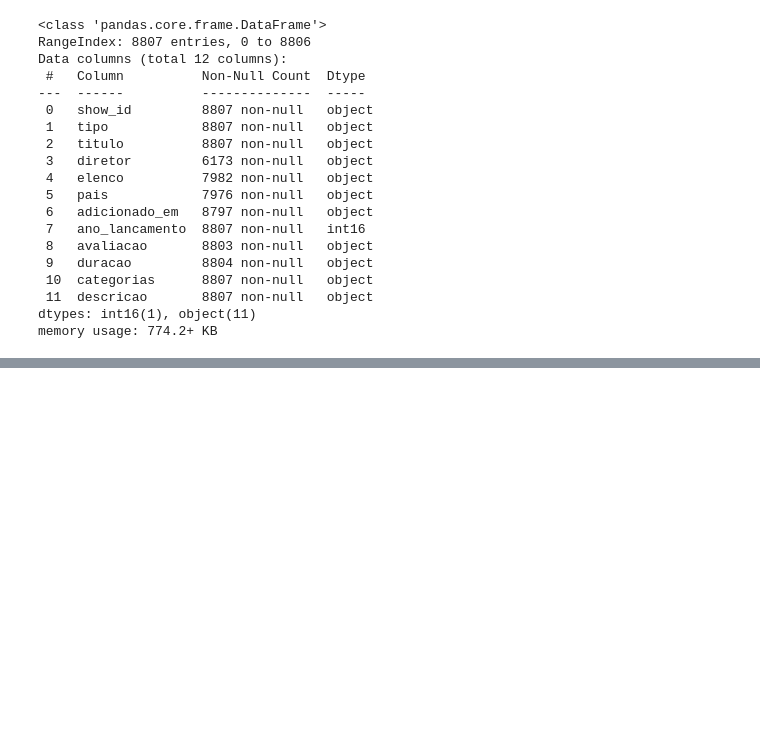
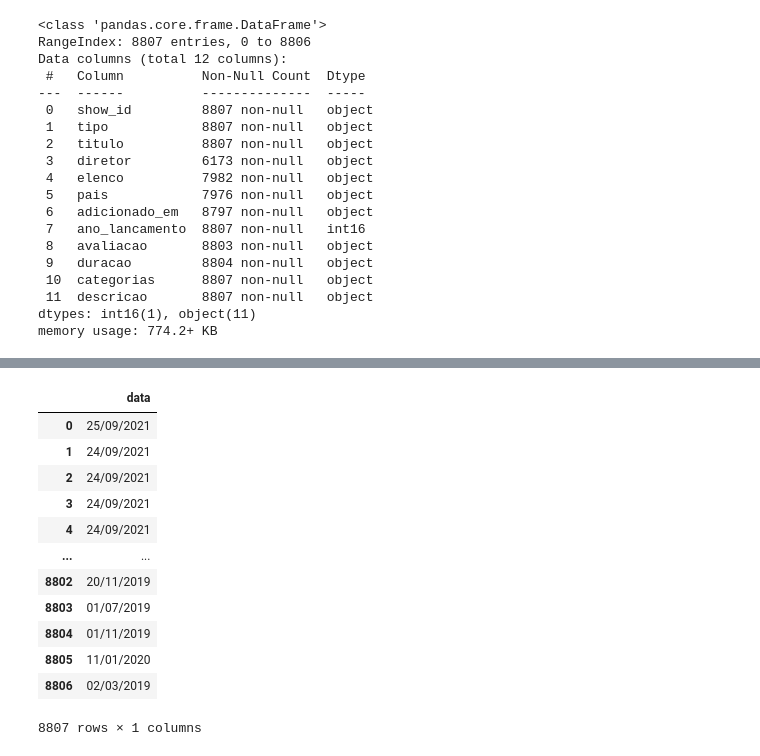
Before and after one commit to GuilhermeKotchergenko/santandercoders_bigdata1_project, a Jupyter notebook: netflix.ipynb, the cells around one changed output, grey strips where cells are left out. Cells and saved outputs as stored; diff of their text form; code cells hidden in the pictures; blank space fills up the shorter version.

```diff
--- a/netflix.ipynb
+++ b/netflix.ipynb
@@ -185,0 +226,5 @@ Name: 0, Length: 8807, dtype: object
+# %%
+# remoção das colunas dia, mes e ano
+%time data.drop(columns=['dia', 'mes', 'ano'], inplace=True)
+data
+# %% [output]
@@ -185,0 +233,13 @@ Name: 0, Length: 8807, dtype: object
+|  | data |
+| 0 | 25/09/2021 |
+| 1 | 24/09/2021 |
+| 2 | 24/09/2021 |
+| 3 | 24/09/2021 |
+| 4 | 24/09/2021 |
+| ... | ... |
+| 8802 | 20/11/2019 |
+| 8803 | 01/07/2019 |
+| 8804 | 01/11/2019 |
+| 8805 | 11/01/2020 |
+| 8806 | 02/03/2019 |
+8807 rows × 1 columns
```
Also changed, not shown: parts of 17 cells of this notebook.
